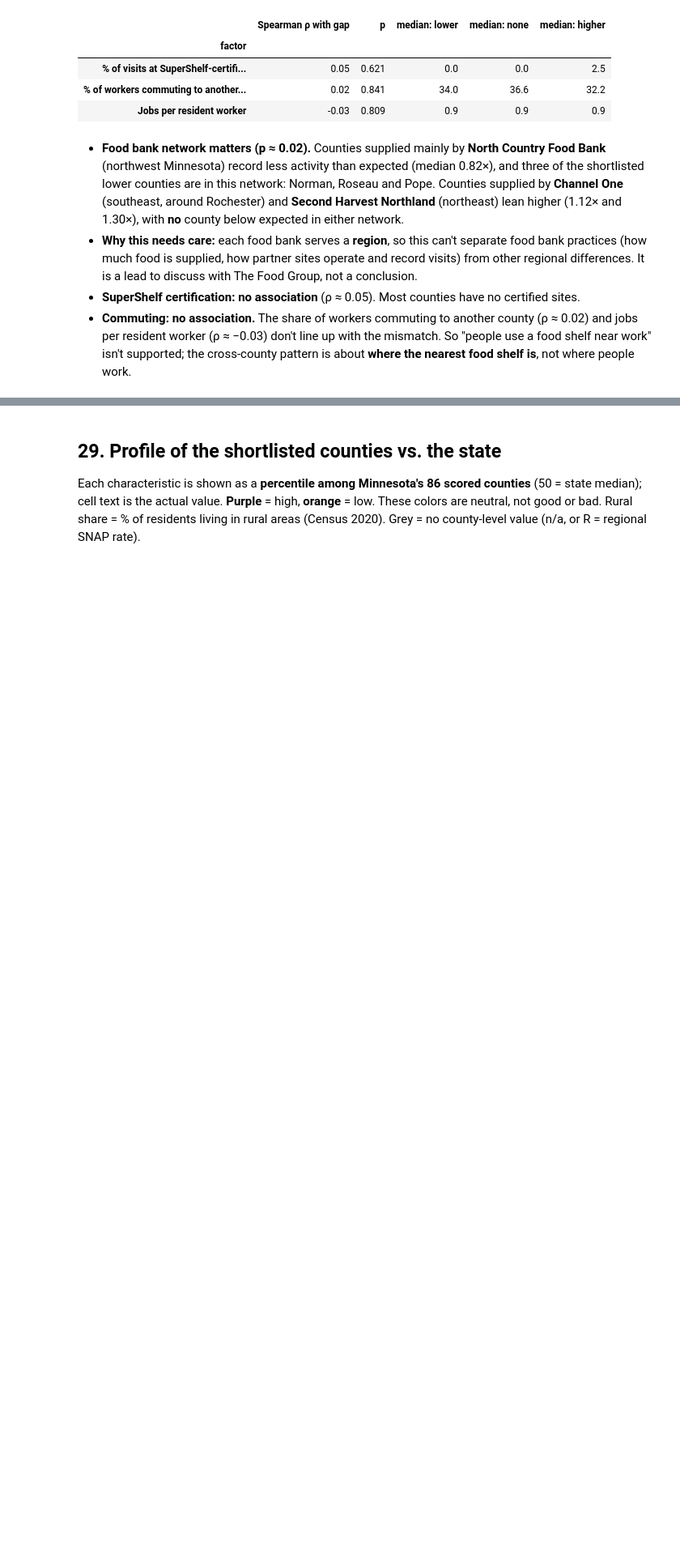
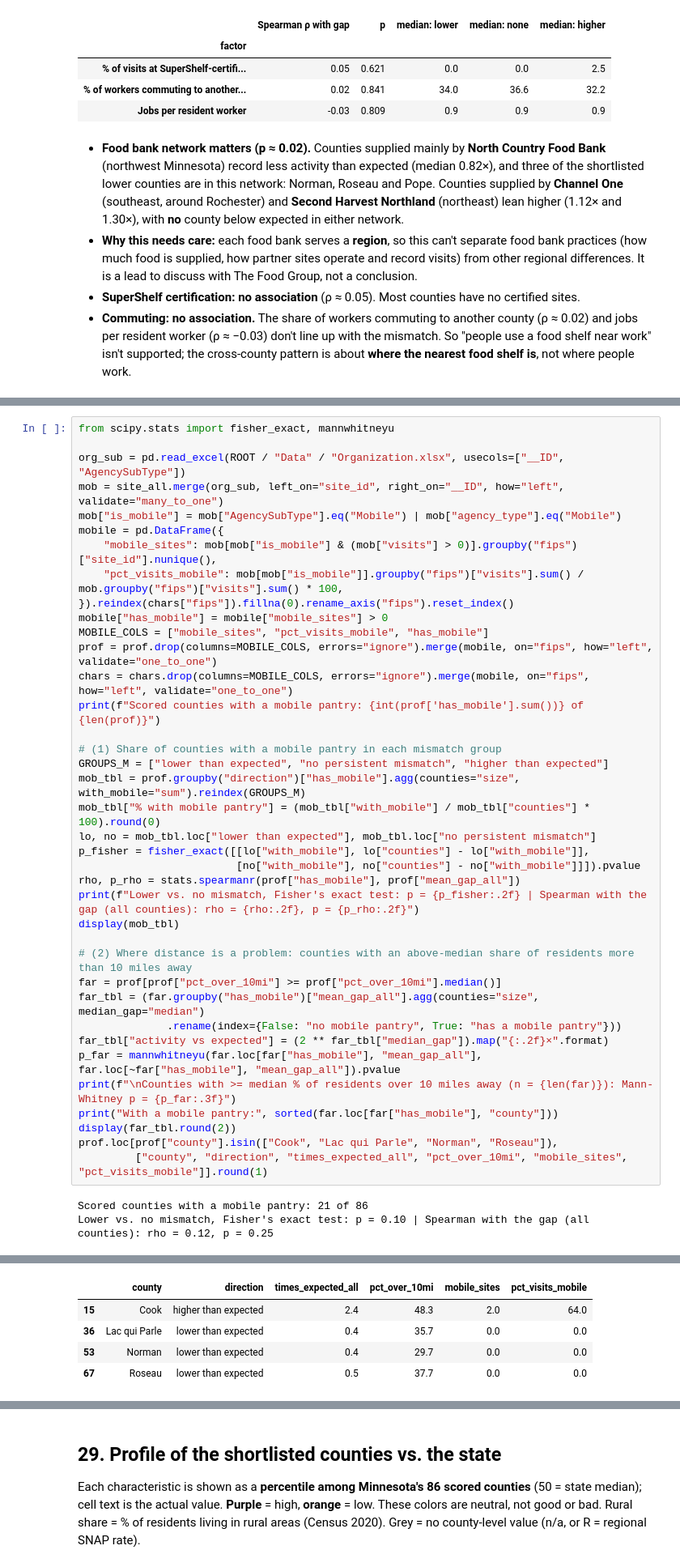
Before and after one commit to MukhHz/MINNEMUDAC_2026, a Jupyter notebook: notebooks/q1_need_vs_foodshelf_activity.ipynb, the cells around one changed output, grey strips where cells are left out. Shown at 81% size. Cells and saved outputs as stored; diff of their text form; blank space fills up the shorter version.

```diff
--- a/notebooks/q1_need_vs_foodshelf_activity.ipynb
+++ b/notebooks/q1_need_vs_foodshelf_activity.ipynb
@@ -1797,0 +1749,41 @@ Kruskal-Wallis test across food banks with 3+ counties: p = 0.020
+# %%
+from scipy.stats import fisher_exact, mannwhitneyu
+
+org_sub = pd.read_excel(ROOT / "Data" / "Organization.xlsx", usecols=["__ID", "AgencySubType"])
+mob = site_all.merge(org_sub, left_on="site_id", right_on="__ID", how="left", validate="many_to_one")
+mob["is_mobile"] = mob["AgencySubType"].eq("Mobile") | mob["agency_type"].eq("Mobile")
+mobile = pd.DataFrame({
+    "mobile_sites": mob[mob["is_mobile"] & (mob["visits"] > 0)].groupby("fips")["site_id"].nunique(),
+    "pct_visits_mobile": mob[mob["is_mobile"]].groupby("fips")["visits"].sum() / mob.groupby("fips")["visits"].sum() * 100,
+}).reindex(chars["fips"]).fillna(0).rename_axis("fips").reset_index()
+mobile["has_mobile"] = mobile["mobile_sites"] > 0
+MOBILE_COLS = ["mobile_sites", "pct_visits_mobile", "has_mobile"]
+prof = prof.drop(columns=MOBILE_COLS, errors="ignore").merge(mobile, on="fips", how="left", validate="one_to_one")
+chars = chars.drop(columns=MOBILE_COLS, errors="ignore").merge(mobile, on="fips", how="left", validate="one_to_one")
+print(f"Scored counties with a mobile pantry: {int(prof['has_mobile'].sum())} of {len(prof)}")
+
+# (1) Share of counties with a mobile pantry in each mismatch group
+GROUPS_M = ["lower than expected", "no persistent mismatch", "higher than expected"]
+mob_tbl = prof.groupby("direction")["has_mobile"].agg(counties="size", with_mobile="sum").reindex(GROUPS_M)
+mob_tbl["% with mobile pantry"] = (mob_tbl["with_mobile"] / mob_tbl["counties"] * 100).round(0)
+lo, no = mob_tbl.loc["lower than expected"], mob_tbl.loc["no persistent mismatch"]
+p_fisher = fisher_exact([[lo["with_mobile"], lo["counties"] - lo["with_mobile"]],
+                         [no["with_mobile"], no["counties"] - no["with_mobile"]]]).pvalue
+rho, p_rho = stats.spearmanr(prof["has_mobile"], prof["mean_gap_all"])
+print(f"Lower vs. no mismatch, Fisher's exact test: p = {p_fisher:.2f} | Spearman with the gap (all counties): rho = {rho:.2f}, p = {p_rho:.2f}")
+display(mob_tbl)
+
+# (2) Where distance is a problem: counties with an above-median share of residents more than 10 miles away
+far = prof[prof["pct_over_10mi"] >= prof["pct_over_10mi"].median()]
+far_tbl = (far.groupby("has_mobile")["mean_gap_all"].agg(counties="size", median_gap="median")
+              .rename(index={False: "no mobile pantry", True: "has a mobile pantry"}))
+far_tbl["activity vs expected"] = (2 ** far_tbl["median_gap"]).map("{:.2f}×".format)
+p_far = mannwhitneyu(far.loc[far["has_mobile"], "mean_gap_all"], far.loc[~far["has_mobile"], "mean_gap_all"]).pvalue
+print(f"\nCounties with >= median % of residents over 10 miles away (n = {len(far)}): Mann-Whitney p = {p_far:.3f}")
+print("With a mobile pantry:", sorted(far.loc[far["has_mobile"], "county"]))
+display(far_tbl.round(2))
+prof.loc[prof["county"].isin(["Cook", "Lac qui Parle", "Norman", "Roseau"]),
+         ["county", "direction", "times_expected_all", "pct_over_10mi", "mobile_sites", "pct_visits_mobile"]].round(1)
+# %% [output]
+Scored counties with a mobile pantry: 21 of 86
+Lower vs. no mismatch, Fisher's exact test: p = 0.10 | Spearman with the gap (all counties): rho = 0.12, p = 0.25
@@ -1797,0 +1801,5 @@ Kruskal-Wallis test across food banks with 3+ counties: p = 0.020
+|  | county | direction | times_expected_all | pct_over_10mi | mobile_sites | pct_visits_mobile |
+| 15 | Cook | higher than expected | 2.4 | 48.3 | 2.0 | 64.0 |
+| 36 | Lac qui Parle | lower than expected | 0.4 | 35.7 | 0.0 | 0.0 |
+| 53 | Norman | lower than expected | 0.4 | 29.7 | 0.0 | 0.0 |
+| 67 | Roseau | lower than expected | 0.5 | 37.7 | 0.0 | 0.0 |
```
Also changed, not shown: parts of 18 cells of this notebook, 18 other files.
